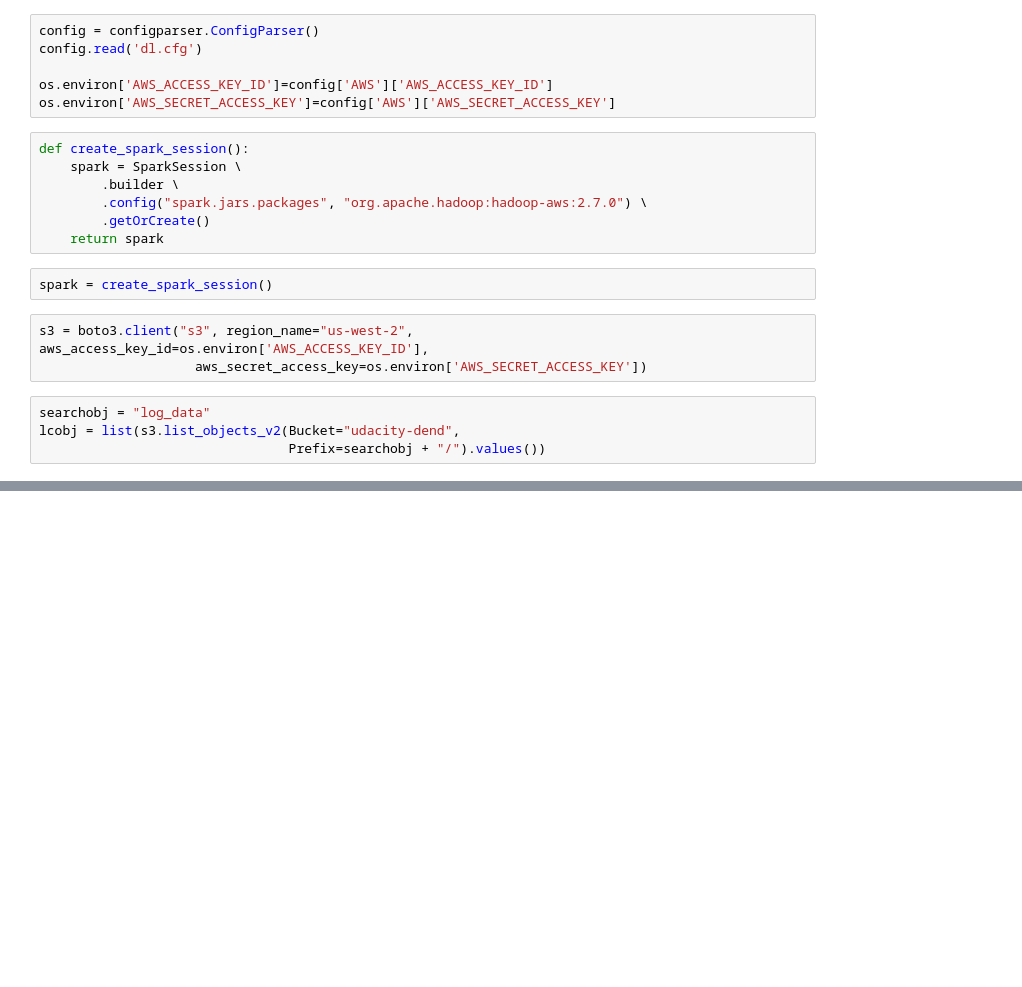
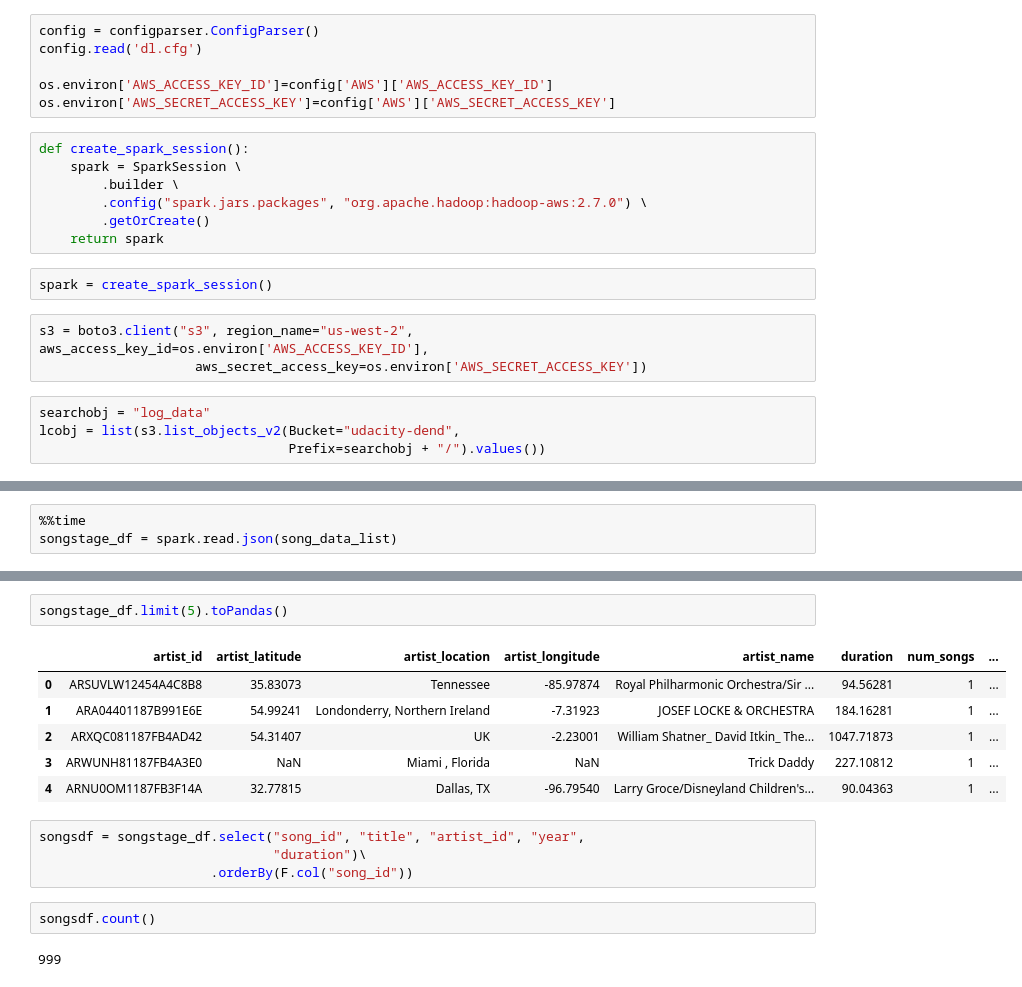
Before and after one commit to ChristophGmeiner/NDDE4_DataLake, a Jupyter notebook: etl.ipynb, the cells around one changed output, grey strips where cells are left out. Cells and saved outputs as stored; diff of their text form; blank space fills up the shorter version.

```diff
--- a/etl.ipynb
+++ b/etl.ipynb
@@ -121,0 +180,3 @@ def process_song_data(spark, input_data, output_data):
+# %%
+%%time
+songstage_df = spark.read.json(song_data_list)
@@ -121,0 +205,17 @@ def process_song_data(spark, input_data, output_data):
+# %%
+songstage_df.limit(5).toPandas()
+# %% [output]
+|  | artist_id | artist_latitude | artist_location | artist_longitude | artist_name | duration | num_songs | ... |
+| 0 | ARSUVLW12454A4C8B8 | 35.83073 | Tennessee | -85.97874 | Royal Philharmonic Orchestra/Sir ... | 94.56281 | 1 | ... |
+| 1 | ARA04401187B991E6E | 54.99241 | Londonderry, Northern Ireland | -7.31923 | JOSEF LOCKE & ORCHESTRA | 184.16281 | 1 | ... |
+| 2 | ARXQC081187FB4AD42 | 54.31407 | UK | -2.23001 | William Shatner_ David Itkin_ The... | 1047.71873 | 1 | ... |
+| 3 | ARWUNH81187FB4A3E0 | NaN | Miami , Florida | NaN | Trick Daddy | 227.10812 | 1 | ... |
+| 4 | ARNU0OM1187FB3F14A | 32.77815 | Dallas, TX | -96.79540 | Larry Groce/Disneyland Children's... | 90.04363 | 1 | ... |
+# %%
+songsdf = songstage_df.select("song_id", "title", "artist_id", "year",
+                              "duration")\
+                      .orderBy(F.col("song_id"))
+# %%
+songsdf.count()
+# %% [output]
+999
```
Also changed, not shown: parts of 45 cells of this notebook, 3 other files.
